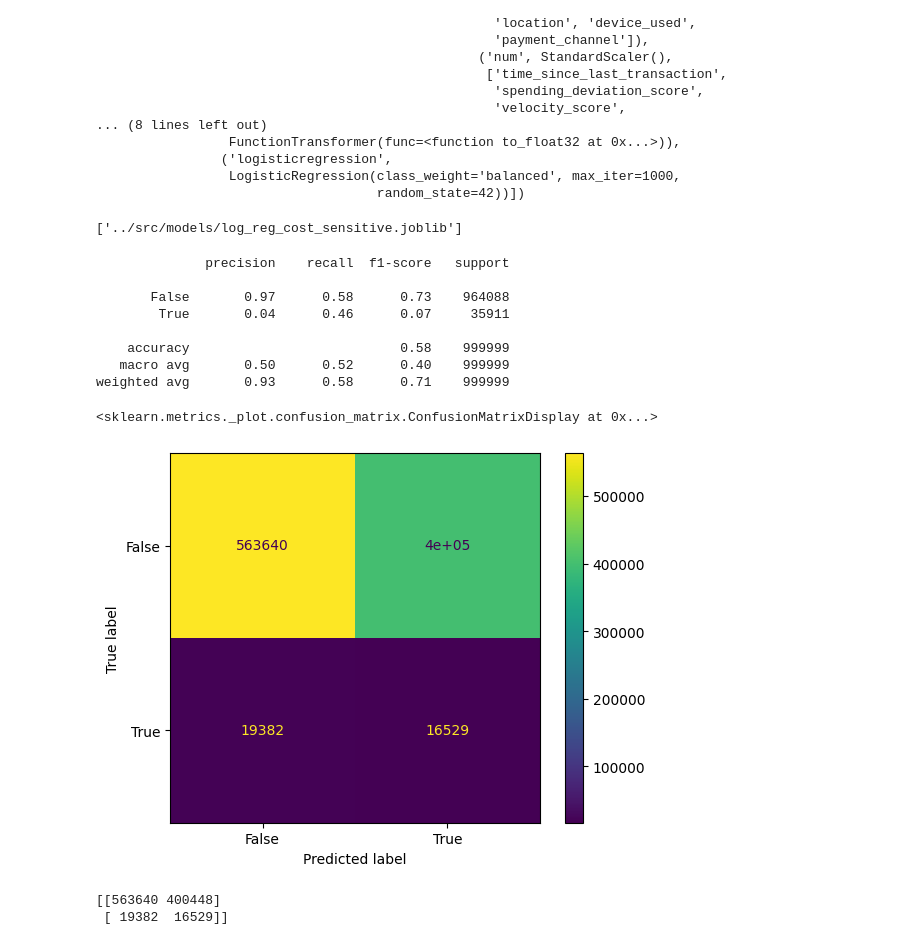
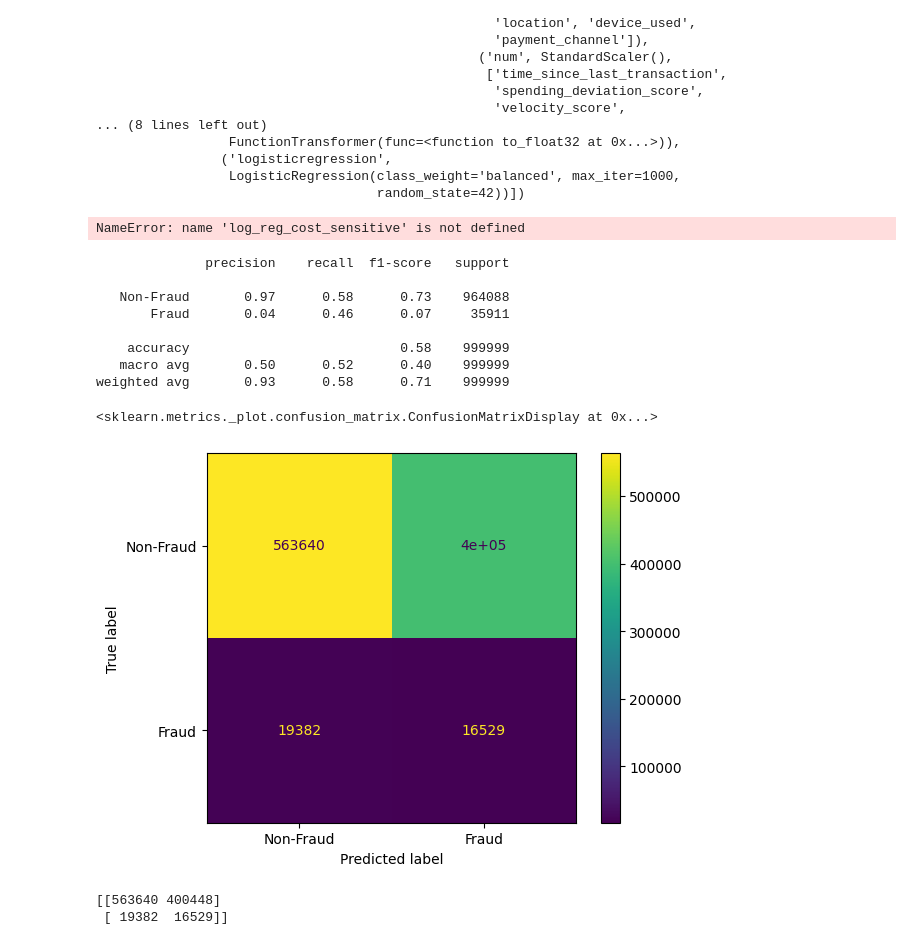
Before and after one commit to TobiSchl2010/financial-transaction-fraud-detection, a Jupyter notebook: notebooks/03_modeling.ipynb, the cells around one changed output. Cells and saved outputs as stored; diff of their text form; code cells hidden in the pictures.

```diff
--- a/notebooks/03_modeling.ipynb
+++ b/notebooks/03_modeling.ipynb
@@ -176,6 +176,8 @@ KeyboardInterrupt:
 joblib.dump(log_reg, '../src/models/log_reg_baseline_model.joblib', compress=3)
 # %% [output]
 ['../src/models/log_reg_baseline_model.joblib']
+# %%
+log_reg = joblib.load('../src/models/log_reg_baseline_model.joblib')
 # %%
 y_pred = log_reg.predict(X_test)
 # %%
@@ -475,27 +477,27 @@ Pipeline(steps=[('columntransformer',
 # %%
 joblib.dump(log_reg_cost_sensitive, '../src/models/log_reg_cost_sensitive.joblib', compress=3)
 # %% [output]
-['../src/models/log_reg_cost_sensitive.joblib']
+NameError: name 'log_reg_cost_sensitive' is not defined
 # %%
-log_reg_cost_sensitive = joblib.load('../src/models/log_reg_cost_sensitive_baseline_model.joblib')
+log_reg_cost_sensitive = joblib.load('../src/models/log_reg_cost_sensitive.joblib')
 # %%
 y_pred = log_reg_cost_sensitive.predict(X_test)
 # %%
-print(classification_report(y_test, y_pred))
+print(classification_report(y_test, y_pred, target_names=['Non-Fraud', 'Fraud']))
 # %% [output]
               precision    recall  f1-score   support
 
-       False       0.97      0.58      0.73    964088
-        True       0.04      0.46      0.07     35911
+   Non-Fraud       0.97      0.58      0.73    964088
+       Fraud       0.04      0.46      0.07     35911
 
     accuracy                           0.58    999999
    macro avg       0.50      0.52      0.40    999999
 weighted avg       0.93      0.58      0.71    999999
 # %%
-ConfusionMatrixDisplay.from_estimator(log_reg_cost_sensitive, X_test, y_test)
+ConfusionMatrixDisplay.from_estimator(log_reg_cost_sensitive, X_test, y_test, display_labels=['Non-Fraud', 'Fraud'])
 # %% [output]
 <sklearn.metrics._plot.confusion_matrix.ConfusionMatrixDisplay at 0x...>
-[figure, old version]
+[figure, new version]
 # %%
 print(confusion_matrix(y_test, y_pred))
 # %% [output]
```
Also changed, not shown: parts of 11 cells of this notebook, 8 other files.
